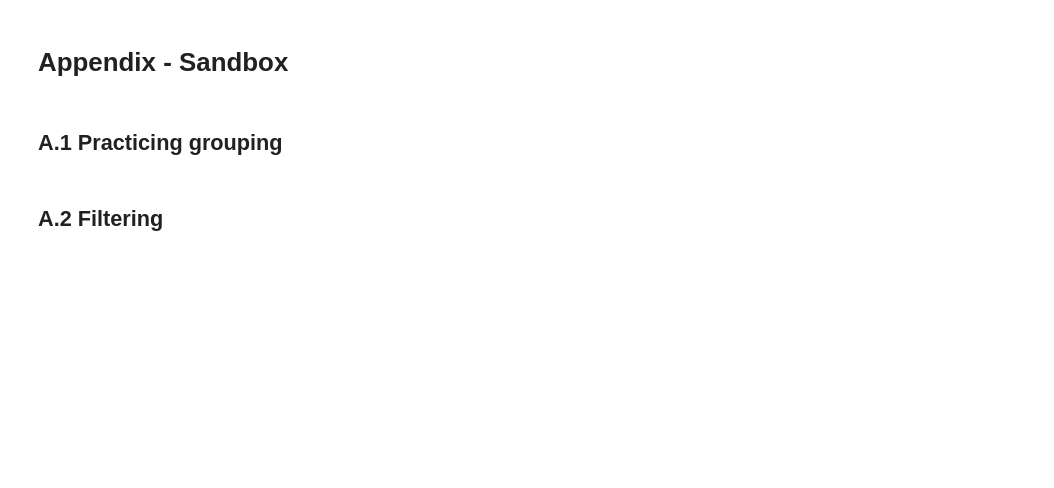
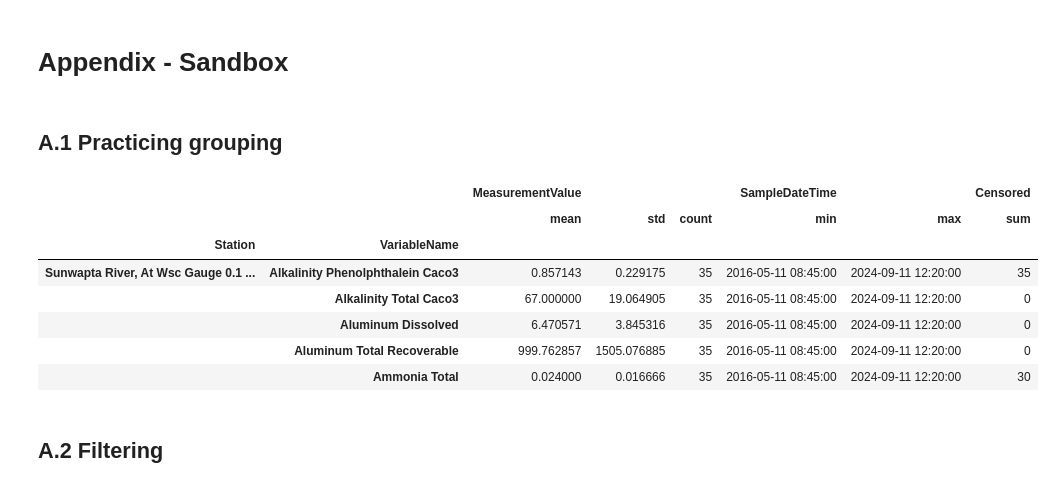
Before and after one commit to mjdzr/AB-WQ, a Jupyter notebook: notebooks/data_cleaning.ipynb, the cells around one changed output. Saved outputs shown, nothing was run; the diff lists cells and outputs as text; code cells hidden in the pictures; blank space fills up the shorter version.

```diff
--- a/notebooks/data_cleaning.ipynb
+++ b/notebooks/data_cleaning.ipynb
@@ -225,9 +225,20 @@ print(list(data['SITE_ID'].cat.categories))
 # %%
 df = data.groupby(['Station', 'VariableName'], observed=True).agg({
     'MeasurementValue': ['mean', 'std', 'count'],
     'SampleDateTime': ['min', 'max'],
     'Censored': ['sum']
 }).unstack(['Station', 'VariableName']).reset_index()
+
+df.head()
+# %% [output]
+|  |  | MeasurementValue |  |  | SampleDateTime |  | Censored |
+|  |  | mean | std | count | min | max | sum |
+| Station | VariableName |  |  |  |  |  |  |
+| Sunwapta River, At Wsc Gauge 0.1 ... | Alkalinity Phenolphthalein Caco3 | 0.857143 | 0.229175 | 35 | 2016-05-11 08:45:00 | 2024-09-11 12:20:00 | 35 |
+|  | Alkalinity Total Caco3 | 67.000000 | 19.064905 | 35 | 2016-05-11 08:45:00 | 2024-09-11 12:20:00 | 0 |
+|  | Aluminum Dissolved | 6.470571 | 3.845316 | 35 | 2016-05-11 08:45:00 | 2024-09-11 12:20:00 | 0 |
+|  | Aluminum Total Recoverable | 999.762857 | 1505.076885 | 35 | 2016-05-11 08:45:00 | 2024-09-11 12:20:00 | 0 |
+|  | Ammonia Total | 0.024000 | 0.016666 | 35 | 2016-05-11 08:45:00 | 2024-09-11 12:20:00 | 30 |
 # %% [markdown]
 ## A.2 Filtering
 # %% [markdown]
```
Also changed, not shown: parts of 5 cells of this notebook.
